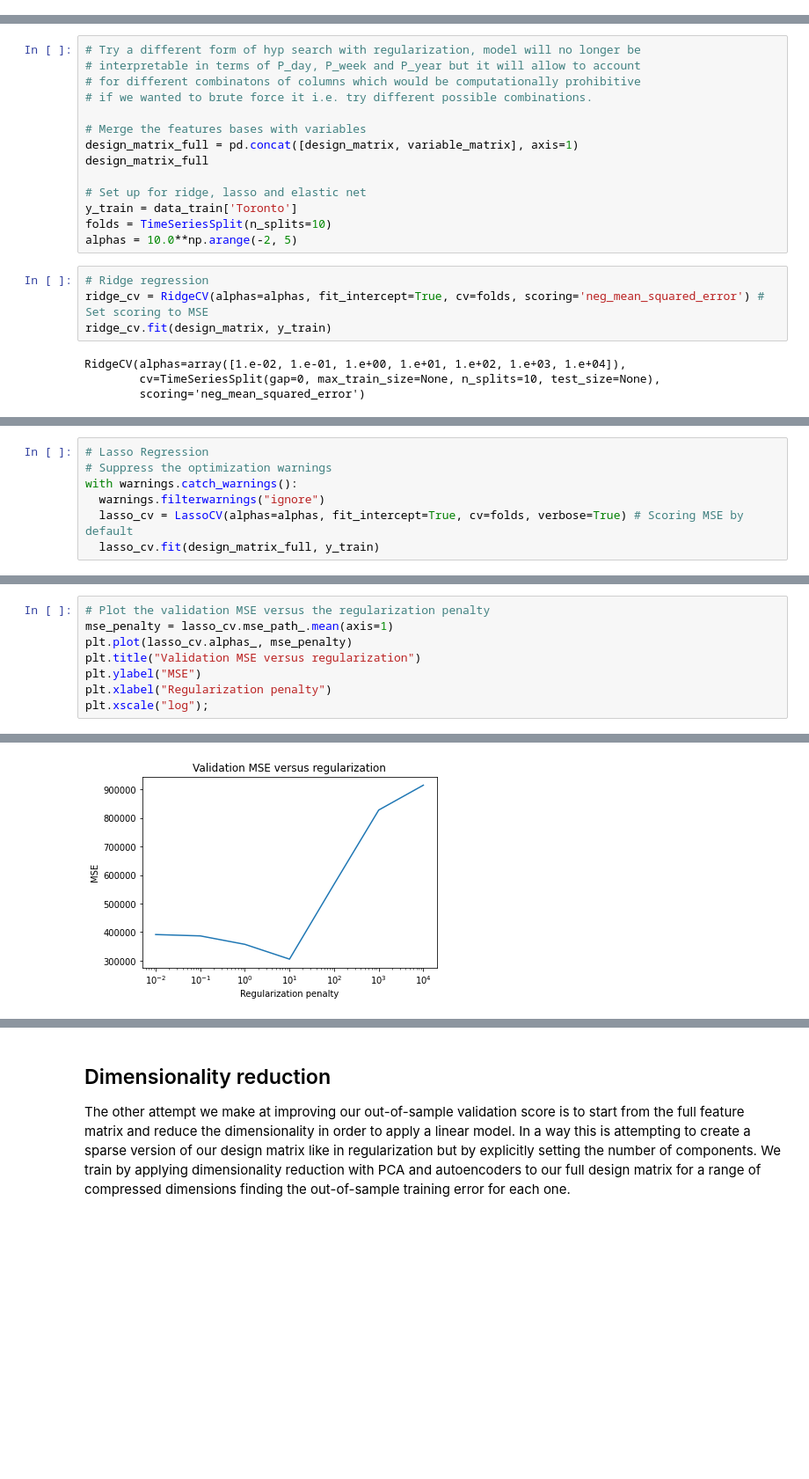
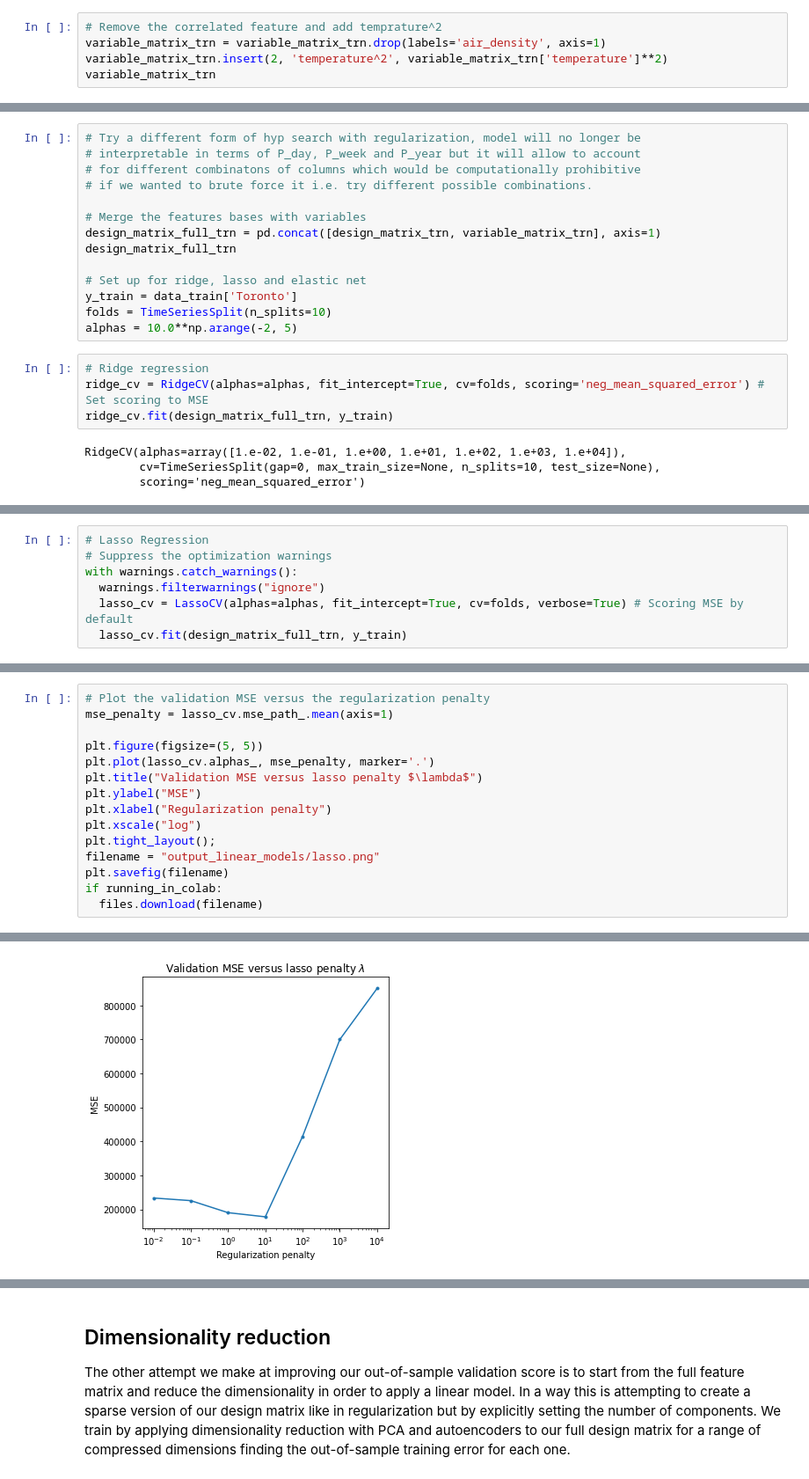
Before and after one commit to cesare-spinoso/project_432, a Jupyter notebook: Linear_models.ipynb, the cells around one changed output, grey strips where cells are left out. Shown at 88% size. Saved outputs shown, nothing was run; the diff lists cells and outputs as text; blank space fills up the shorter version.

```diff
--- a/Linear_models.ipynb
+++ b/Linear_models.ipynb
@@ -604,0 +632,5 @@ variable_matrix
+# %%
+# Remove the correlated feature and add temprature^2
+variable_matrix_trn = variable_matrix_trn.drop(labels='air_density', axis=1)
+variable_matrix_trn.insert(2, 'temperature^2', variable_matrix_trn['temperature']**2)
+variable_matrix_trn
@@ -672,8 +744,8 @@ In this section we try to move away from best subset selection and attempt to re
 # if we wanted to brute force it i.e. try different possible combinations.
 
 # Merge the features bases with variables
-design_matrix_full = pd.concat([design_matrix, variable_matrix], axis=1)
-design_matrix_full
+design_matrix_full_trn = pd.concat([design_matrix_trn, variable_matrix_trn], axis=1)
+design_matrix_full_trn
 
 # Set up for ridge, lasso and elastic net
 y_train = data_train['Toronto']
@@ -682,7 +754,7 @@ alphas = 10.0**np.arange(-2, 5)
 # %%
 # Ridge regression
 ridge_cv = RidgeCV(alphas=alphas, fit_intercept=True, cv=folds, scoring='neg_mean_squared_error') # Set scoring to MSE
-ridge_cv.fit(design_matrix, y_train)
+ridge_cv.fit(design_matrix_full_trn, y_train)
 # %% [output]
 RidgeCV(alphas=array([1.e-02, 1.e-01, 1.e+00, 1.e+01, 1.e+02, 1.e+03, 1.e+04]),
         cv=TimeSeriesSplit(gap=0, max_train_size=None, n_splits=10, test_size=None),
@@ -701,6 +773,6 @@ Optimal ridge is at alpha=1000.0 with mse=459788.65 and rmse=678.08
 with warnings.catch_warnings():
   warnings.filterwarnings("ignore")
   lasso_cv = LassoCV(alphas=alphas, fit_intercept=True, cv=folds, verbose=True) # Scoring MSE by default
-  lasso_cv.fit(design_matrix_full, y_train)
+  lasso_cv.fit(design_matrix_full_trn, y_train)
 # %% [output]
 [Parallel(n_jobs=1)]: Using backend SequentialBackend with 1 concurrent workers.
@@ -716,9 +788,16 @@ Optimal lasso is at alpha=10.0 with mse=305426.28 and rmse=552.65
 # %%
 # Plot the validation MSE versus the regularization penalty
 mse_penalty = lasso_cv.mse_path_.mean(axis=1)
-plt.plot(lasso_cv.alphas_, mse_penalty)
-plt.title("Validation MSE versus regularization")
+
+plt.figure(figsize=(5, 5))
+plt.plot(lasso_cv.alphas_, mse_penalty, marker='.')
+plt.title("Validation MSE versus lasso penalty $\lambda$")
 plt.ylabel("MSE")
 plt.xlabel("Regularization penalty")
-plt.xscale("log");
+plt.xscale("log")
+plt.tight_layout();
+filename = "output_linear_models/lasso.png"
+plt.savefig(filename)
+if running_in_colab:
+  files.download(filename)
 # %% [output]
@@ -725 +806 @@ plt.xscale("log");
-[figure, old version]
+[figure, new version]
```
Also changed, not shown: parts of 89 cells of this notebook, 24 other files.
